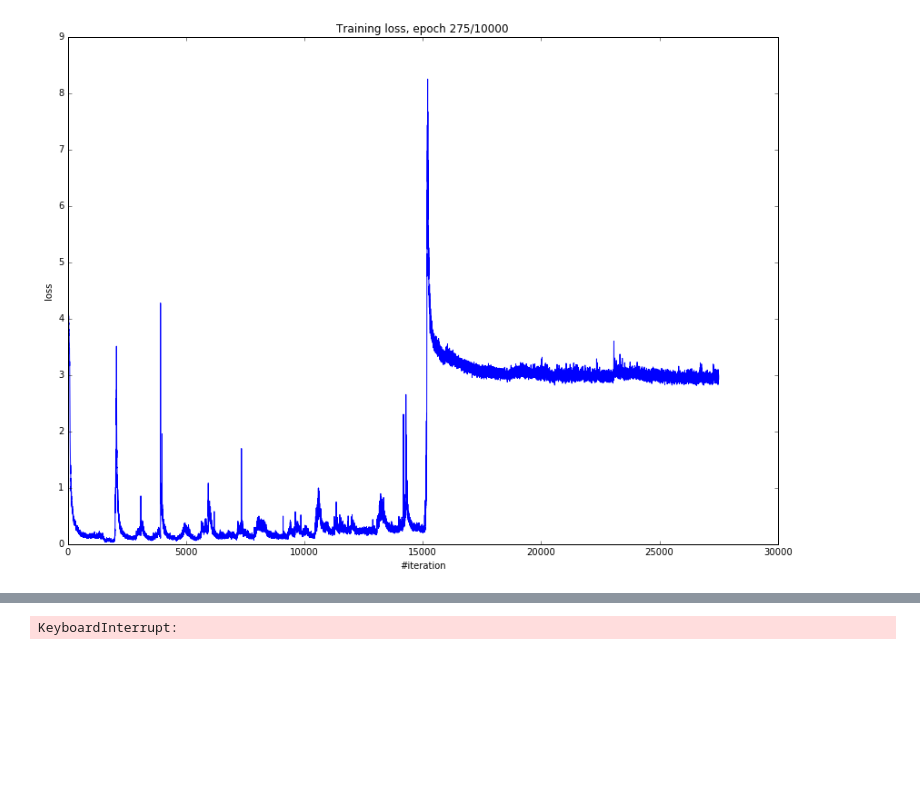
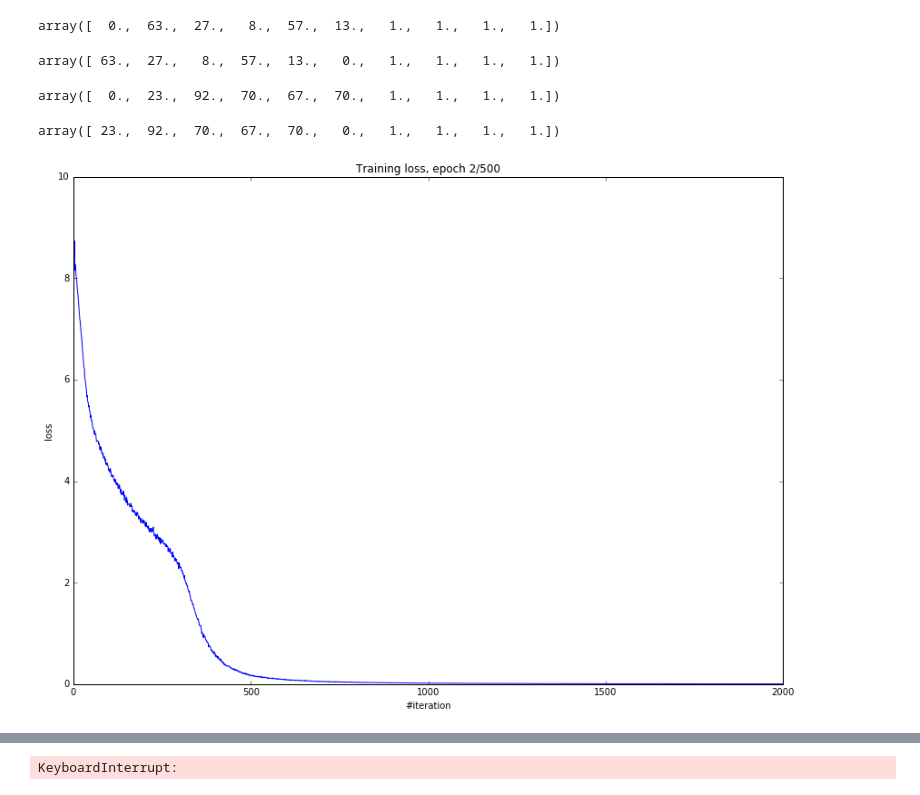
Before and after one commit to persiyanov/skip-thought-tf, a Jupyter notebook: prototype_v2.ipynb, the cells around one changed output, grey strips where cells are left out. Drawn from its saved outputs; the diff is of its cells as text; code cells hidden in the pictures; blank space fills up the shorter version.

```diff
--- a/prototype_v2.ipynb
+++ b/prototype_v2.ipynb
@@ -22,4 +44,4 @@ tf.app.flags.DEFINE_float('grad_clip', 1500.0, "Value for gradient clipping.")
 # %%
 model = skipthought.SkipthoughtModel('lstm', FLAGS.num_hidden, FLAGS.embedding_size,
                                      FLAGS.max_vocab_size, FLAGS.learning_rate,
-                                     FLAGS.decay_rate, FLAGS.grad_clip, 5)
+                                     FLAGS.decay_rate, len(batches)*FLAGS.batch_size, FLAGS.grad_clip, 10)
@@ -32,2 +48,2 @@ def gen_batch():
-# %%
-batches = [gen_batch() for _ in range(100)]
+# %%
+b = batches[0]
@@ -34,14 +54,28 @@ batches = [gen_batch() for _ in range(100)]
+# %%
+b[1][0]
+# %% [output]
+array([  0.,  63.,  27.,   8.,  57.,  13.,   1.,   1.,   1.,   1.])
+# %%
+b[2][0]
+# %% [output]
+array([ 63.,  27.,   8.,  57.,  13.,   0.,   1.,   1.,   1.,   1.])
+# %%
+b[3][0]
+# %% [output]
+array([  0.,  23.,  92.,  70.,  67.,  70.,   1.,   1.,   1.,   1.])
+# %%
+b[4][0]
+# %% [output]
+array([ 23.,  92.,  70.,  67.,  70.,   0.,   1.,   1.,   1.,   1.])
 # %%
 def train(sess, verbose=1000):
     st = time.time()
     loss_history = []
     for e in range(FLAGS.num_epochs):
         for b in range(len(batches)):
-            encoder_input, decoder_input, decoder_target = batches[b]
-            seq_lengths = np.ones(FLAGS.batch_size) * encoder_input.shape[1]
-            weights = np.ones_like(decoder_target)
-            feed_dict = model._fill_feed_dict(encoder_input, seq_lengths, decoder_input, decoder_target, weights,
-                                 decoder_input, decoder_target, weights)
+            encoder_input, prev_input, prev_target, next_input, next_target = batches[b]
+            feed_dict = model._fill_feed_dict_train(encoder_input, prev_input, prev_target,
+                                                      next_input, next_target)
 
             start_time = time.time()
             batch_loss, _ = sess.run([model.loss, model.train_op], feed_dict=feed_dict)
@@ -70,9 +104,9 @@ def train(sess, verbose=1000):
 
     print(str(FLAGS.num_epochs), 'epochs trained for', time.time() - st)
 # %%
-with tf.Session() as sess:
-    init = tf.initialize_all_variables()
-    sess.run(init)
-    train(sess, verbose=1000)
+sess = tf.InteractiveSession()
+init = tf.initialize_all_variables()
+sess.run(init)
+train(sess, verbose=1000)
 # %% [output]
-[figure, old version]
+[figure, new version]
```
Also changed, not shown: parts of 12 cells of this notebook, 4 other files.
